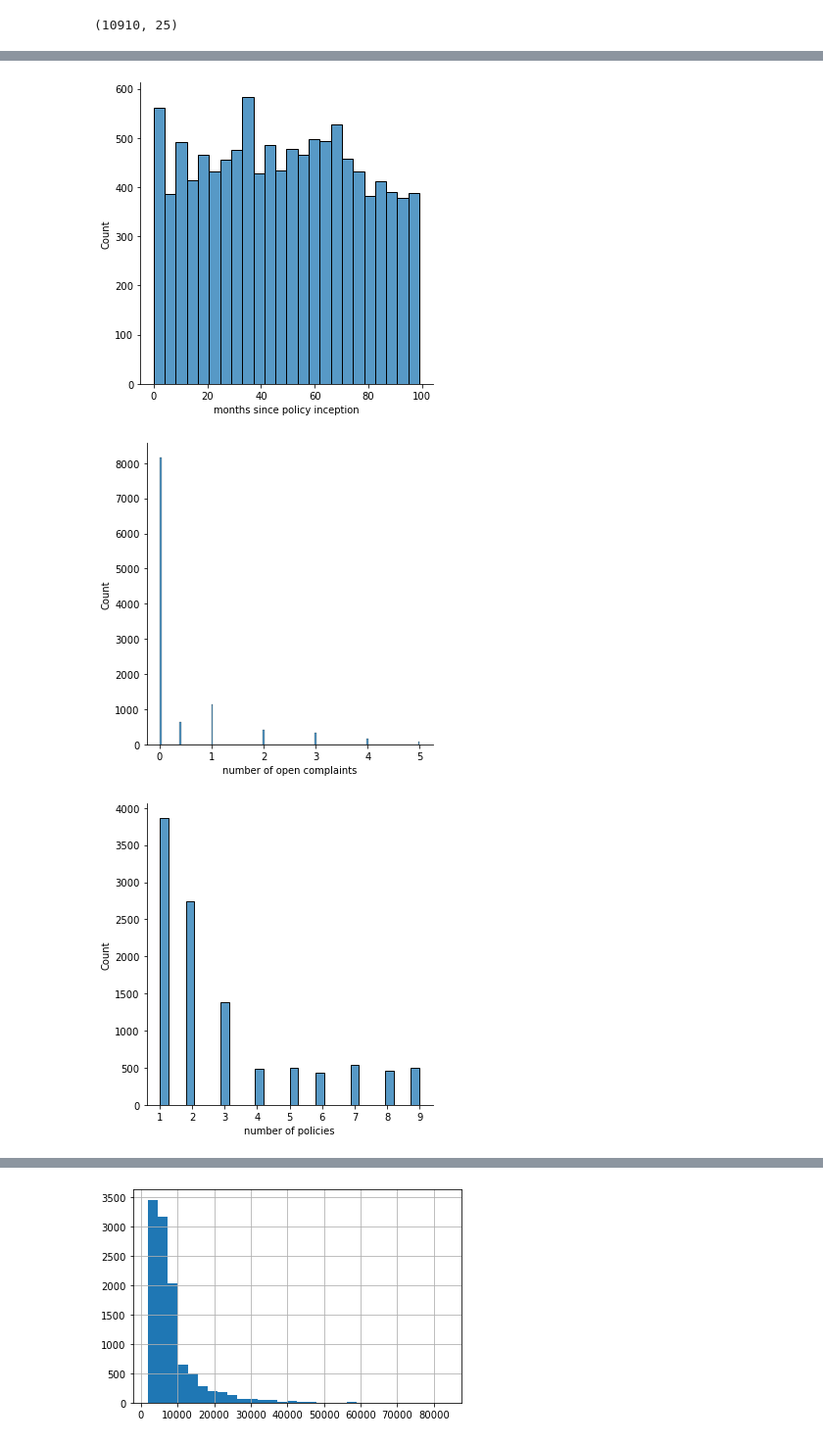
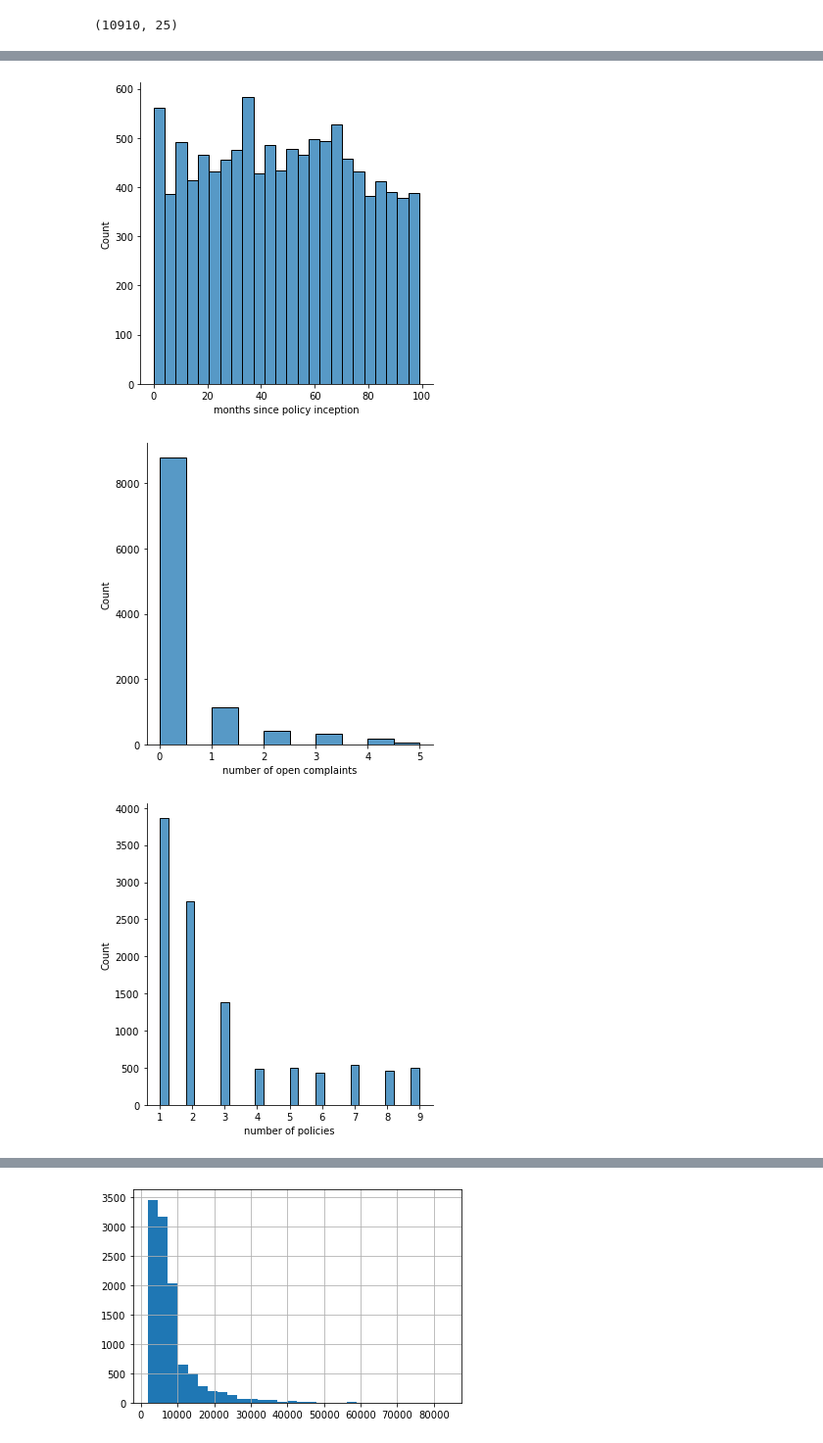
Before and after one commit to audedef/lab-customer-analysis-round-2, a Jupyter notebook: ex-lab-customer-analysis.ipynb, the cells around one changed output, grey strips where cells are left out. Shown at 98% size. Drawn from its saved outputs; the diff is of its cells as text; code cells hidden in the pictures.

```diff
--- a/ex-lab-customer-analysis.ipynb
+++ b/ex-lab-customer-analysis.ipynb
@@ -156,3 +149,8 @@ Nevada         993
 Washington     888
 NaN            631
 Name: state, dtype: int64
+# %%
+na_rows_indexes = df[df['state'].isna()==True].index
+number_of_nas = len(na_rows_indexes)
+# %%
+df.iloc[na_rows_indexes, 1] = np.random.choice(df[df['state'].isna() == False], size = number_of_nas)
@@ -468,13 +472,13 @@ plt.show()
 # %%
 # another way to do it
-sns.displot(x='customer lifetime value', data=df)
+sns.displot(x='customer lifetime value', data=df, bins = 30)
 sns.displot(x='income', data=df)
-sns.displot(x='monthly premium auto', data = df)
+sns.displot(x='monthly premium auto', data = df, bins= 15)
 sns.displot(x='months since last claim', data = df)
 sns.displot(x='months since policy inception', data=df)
-sns.displot(x='number of open complaints', data=df)
+sns.displot(x='number of open complaints', bins = 10, data=df)
 sns.displot(x='number of policies', data = df)
-sns.displot(x='total claim amount', data = df)
+sns.displot(x='total claim amount', bins = 25, data = df)
 sns.displot(x='month_effective', data = df)
 plt.show()
 # %% [output]
@@ -484,4 +488,4 @@ plt.show()
 [figure]
 [figure]
-[figure, old version]
+[figure, new version]
 [figure]
```
Also changed, not shown: parts of 33 cells of this notebook.
